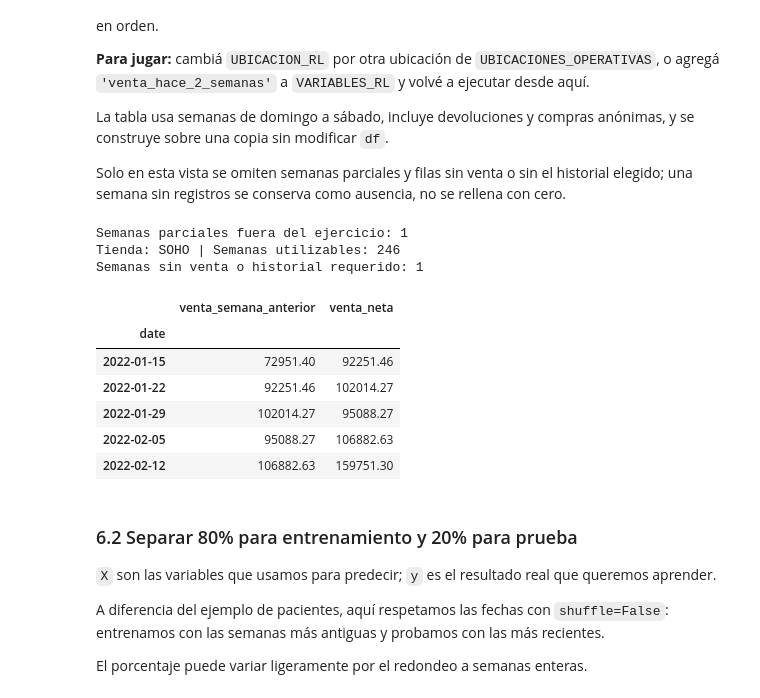
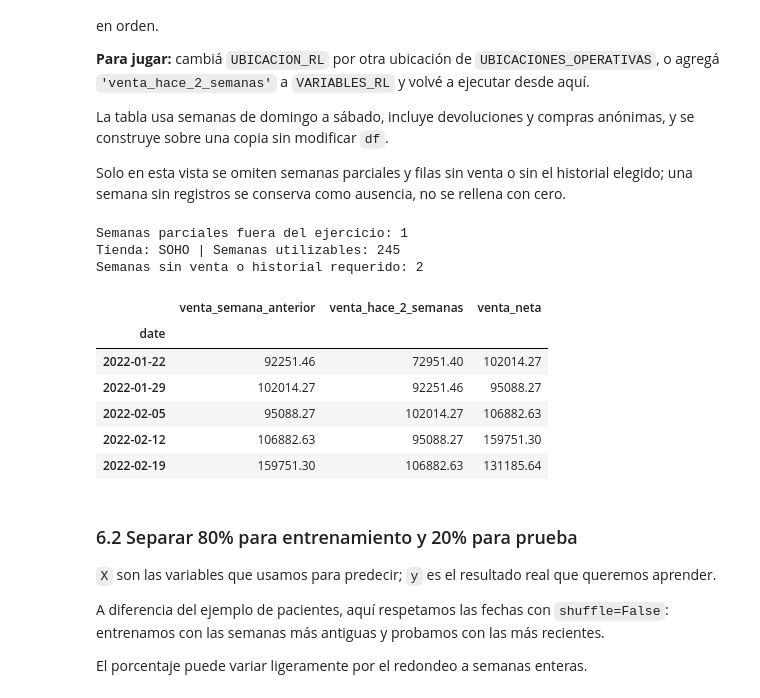
Before and after one commit to geramargonzalez/sales-revenue-datascience, a Jupyter notebook: sales-revenue-jewery.ipynb, the cells around one changed output. Drawn from its saved outputs; the diff is of its cells as text; code cells hidden in the pictures.

```diff
--- a/sales-revenue-jewery.ipynb
+++ b/sales-revenue-jewery.ipynb
@@ -2230,42 +2230,45 @@ Solo en esta vista se omiten semanas parciales y filas sin venta o sin el histor
 # %%
 # Cambiá estos valores para experimentar
 UBICACION_RL = 'SOHO'
-VARIABLES_RL = ['venta_semana_anterior']
+VARIABLES_RL = [
+    'venta_semana_anterior',
+    'venta_hace_2_semanas'
+]
 # Otra opción: ['venta_semana_anterior', 'venta_hace_2_semanas']
 
 assert UBICACION_RL in UBICACIONES_OPERATIVAS, 'Elegí una ubicación de UBICACIONES_OPERATIVAS'
 ventas_rl = df.loc[df['location_name'].eq(UBICACION_RL), ['date', 'net_sales']].copy()
 ventas_rl['date'] = pd.to_datetime(ventas_rl['date'])
 
 # Agrupar por semana: la fecha del índice es el sábado de cierre
 semanal_rl = (ventas_rl.set_index('date')['net_sales']
               .resample('W-SAT').sum(min_count=1).to_frame('venta_neta'))
 semanas_cerradas_rl = (
     (semanal_rl.index - pd.Timedelta(days=6) >= fecha.min()) &
     (semanal_rl.index <= fecha.max())
 )
 print(f'Semanas parciales fuera del ejercicio: {(~semanas_cerradas_rl).sum()}')
 semanal_rl = semanal_rl.loc[semanas_cerradas_rl].copy()
 
 # Desplazar las ventas para usar únicamente semanas anteriores
 semanal_rl['venta_semana_anterior'] = semanal_rl['venta_neta'].shift(1)
 semanal_rl['venta_hace_2_semanas'] = semanal_rl['venta_neta'].shift(2)
 datos_rl = semanal_rl.dropna(subset=VARIABLES_RL + ['venta_neta']).copy()
 
 print(f'Tienda: {UBICACION_RL} | Semanas utilizables: {len(datos_rl)}')
 print(f'Semanas sin venta o historial requerido: {len(semanal_rl) - len(datos_rl)}')
 display(datos_rl[VARIABLES_RL + ['venta_neta']].head().round(2))
 # %% [output]
 Semanas parciales fuera del ejercicio: 1
-Tienda: SOHO | Semanas utilizables: 246
-Semanas sin venta o historial requerido: 1
+Tienda: SOHO | Semanas utilizables: 245
+Semanas sin venta o historial requerido: 2
-|  | venta_semana_anterior | venta_neta |
-| date |  |  |
-| 2022-01-15 | 72951.40 | 92251.46 |
-| 2022-01-22 | 92251.46 | 102014.27 |
-| 2022-01-29 | 102014.27 | 95088.27 |
-| 2022-02-05 | 95088.27 | 106882.63 |
-| 2022-02-12 | 106882.63 | 159751.30 |
+|  | venta_semana_anterior | venta_hace_2_semanas | venta_neta |
+| date |  |  |  |
+| 2022-01-22 | 92251.46 | 72951.40 | 102014.27 |
+| 2022-01-29 | 102014.27 | 92251.46 | 95088.27 |
+| 2022-02-05 | 95088.27 | 102014.27 | 106882.63 |
+| 2022-02-12 | 106882.63 | 95088.27 | 159751.30 |
+| 2022-02-19 | 159751.30 | 106882.63 | 131185.64 |
 # %% [markdown]
 ### 6.2 Separar 80% para entrenamiento y 20% para prueba
 
```
Also changed, not shown: parts of 4 cells of this notebook, 3 other files.
